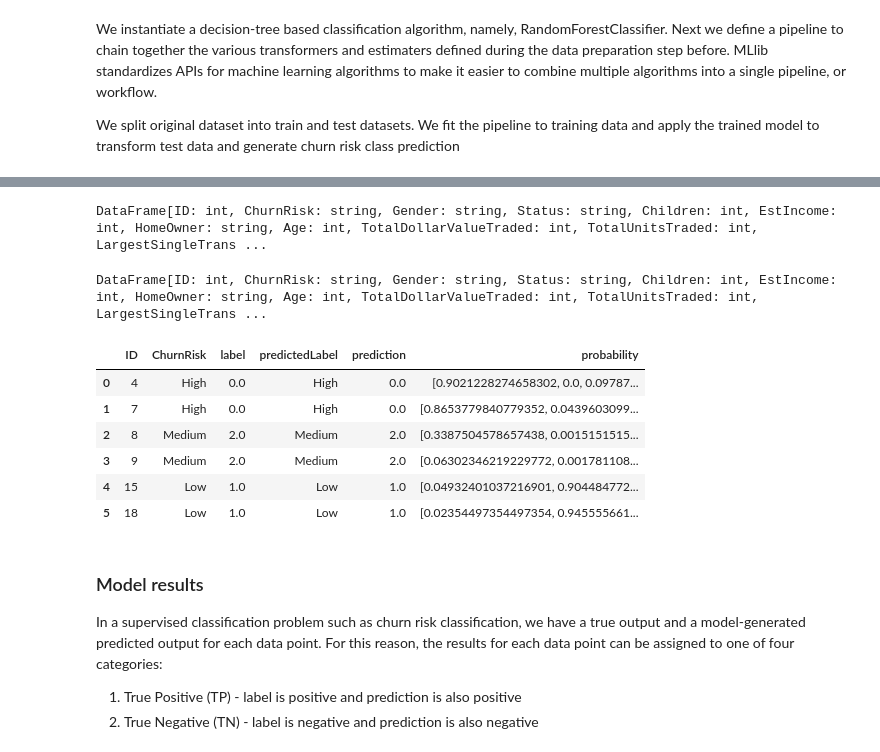
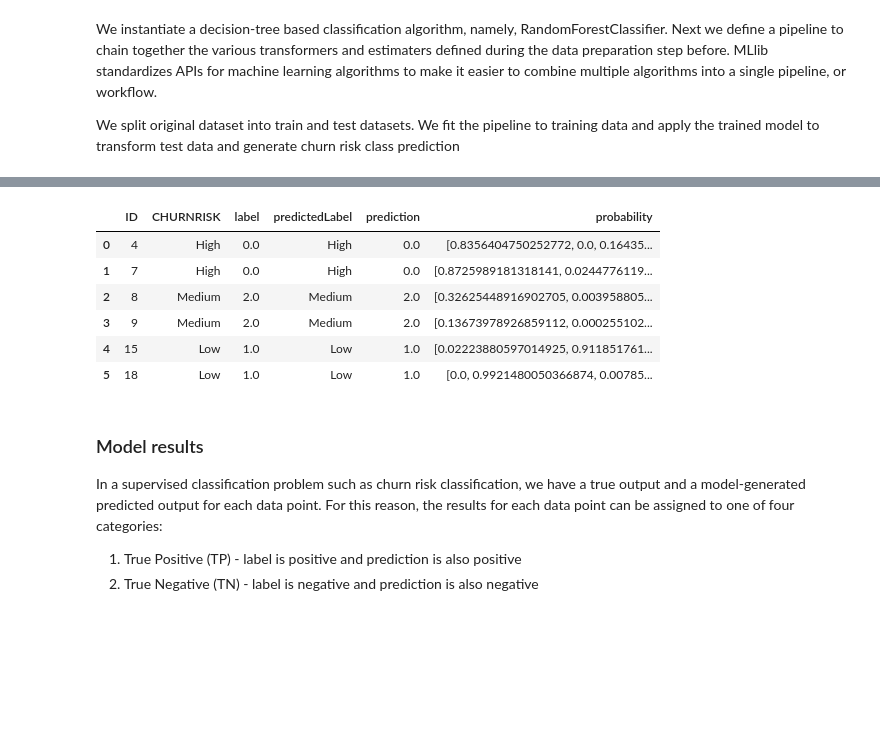
Before and after one commit to IBM/icp4d-customer-churn-classifier, a Jupyter notebook: examples/TradingCustomerChurnClassifierSparkML.jupyter-py36.ipynb, the cells around one changed output, grey strips where cells are left out. Drawn from its saved outputs; the diff is of its cells as text; code cells hidden in the pictures; blank space fills up the shorter version.

```diff
--- a/examples/TradingCustomerChurnClassifierSparkML.jupyter-py36.ipynb
+++ b/examples/TradingCustomerChurnClassifierSparkML.jupyter-py36.ipynb
@@ -112,7 +111,7 @@ We will use the Brunel visualization which comes preloaded in IBM Cloud Private
 The Brunel Visualization Language is a highly succinct and novel language that defines interactive data visualizations based on tabular data. The language is well suited for both data scientists and business users. More information about Brunel Visualization: https://github.com/Brunel-Visualization/Brunel/wiki
 # %%
 # Load the Spark DataFrame in to a pandas DataFrame
-df_churn = df_churn.filter("ChurnRisk!='ChurnR'")  # Filter out CSV header.
+df_churn = df_churn.filter("CHURNRISK!='CHURNR'")  # Filter out CSV header.
 df_churn_pd = df_churn.toPandas()
 df_churn_pd.head(5)
 # %% [output]
@@ -154,7 +161,7 @@ During this process, we identify categorical columns in the dataset. Categories
 Final step in the data preparation process is to assemble all the categorical and non-categorical columns into a feature vector. We use VectorAssembler for this. VectorAssembler is a transformer that combines a given list of columns into a single vector column. It is useful for combining raw features and features generated by different feature transformers into a single feature vector, in order to train ML models.
 # %%
 # Defining the categorical columns
-categoricalColumns = ['Gender', 'Status', 'HomeOwner']
+categoricalColumns = ['GENDER', 'STATUS', 'HOMEOWNER']
 # %%
 non_categoricalColumns = df_churn.select([c for c in df_churn.columns if c not in categoricalColumns]).columns
 # %%
@@ -164,5 +171,5 @@ print(non_categoricalColumns)
 # %%
-non_categoricalColumns.remove('ChurnRisk')
+non_categoricalColumns.remove('CHURNRISK')
 # %%
 stages = []
 for categoricalCol in categoricalColumns:
@@ -174,7 +181,7 @@ for categoricalCol in categoricalColumns:
 
     stages += [stringIndexer, encoder]
 # %%
-labelIndexer = StringIndexer(inputCol='ChurnRisk', outputCol='label').fit(df_churn)
+labelIndexer = StringIndexer(inputCol='CHURNRISK', outputCol='label').fit(df_churn)
 # %%
 for colnum in non_categoricalColumns:
     df_churn = df_churn.withColumn(colnum, df_churn[colnum].cast(IntegerType()))
@@ -210,25 +217,18 @@ DataFrame[ID: int, ChurnRisk: string, Gender: string, Status: string, Children:
 # %%
-print(train)
 # Build models
 model = pipeline.fit(train)
-# %% [output]
-DataFrame[ID: int, ChurnRisk: string, Gender: string, Status: string, Children: int, EstIncome: int, HomeOwner: string, Age: int, TotalDollarValueTraded: int, TotalUnitsTraded: int, LargestSingleTrans ...
-# %%
-model.transform(test)
-# %% [output]
-DataFrame[ID: int, ChurnRisk: string, Gender: string, Status: string, Children: int, EstIncome: int, HomeOwner: string, Age: int, TotalDollarValueTraded: int, TotalUnitsTraded: int, LargestSingleTrans ...
 # %%
 results = model.transform(test)
-results=results.select(results["ID"],results["ChurnRisk"],results["label"],results["predictedLabel"],results["prediction"],results["probability"])
+results = results.select(results["ID"],results["CHURNRISK"],results["label"],results["predictedLabel"],results["prediction"],results["probability"])
 results.toPandas().head(6)
 # %% [output]
-|  | ID | ChurnRisk | label | predictedLabel | prediction | probability |
-| 0 | 4 | High | 0.0 | High | 0.0 | [0.9021228274658302, 0.0, 0.09787... |
-| 1 | 7 | High | 0.0 | High | 0.0 | [0.8653779840779352, 0.0439603099... |
-| 2 | 8 | Medium | 2.0 | Medium | 2.0 | [0.3387504578657438, 0.0015151515... |
-| 3 | 9 | Medium | 2.0 | Medium | 2.0 | [0.06302346219229772, 0.001781108... |
-| 4 | 15 | Low | 1.0 | Low | 1.0 | [0.04932401037216901, 0.904484772... |
-| 5 | 18 | Low | 1.0 | Low | 1.0 | [0.02354497354497354, 0.945555661... |
+|  | ID | CHURNRISK | label | predictedLabel | prediction | probability |
+| 0 | 4 | High | 0.0 | High | 0.0 | [0.8356404750252772, 0.0, 0.16435... |
+| 1 | 7 | High | 0.0 | High | 0.0 | [0.8725989181318141, 0.0244776119... |
+| 2 | 8 | Medium | 2.0 | Medium | 2.0 | [0.32625448916902705, 0.003958805... |
+| 3 | 9 | Medium | 2.0 | Medium | 2.0 | [0.13673978926859112, 0.000255102... |
+| 4 | 15 | Low | 1.0 | Low | 1.0 | [0.02223880597014925, 0.911851761... |
+| 5 | 18 | Low | 1.0 | Low | 1.0 | [0.0, 0.9921480050366874, 0.00785... |
 # %% [markdown]
 ### Model results
 
```
Also changed, not shown: parts of 26 cells of this notebook, 4 other files.
